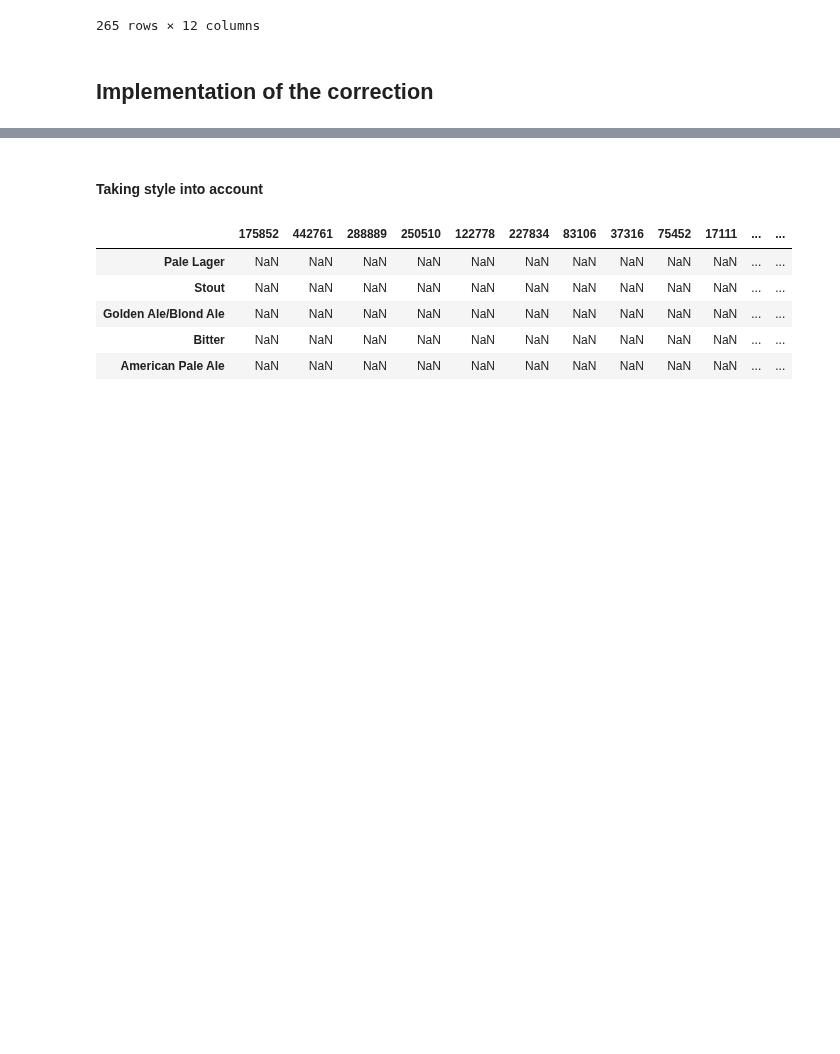
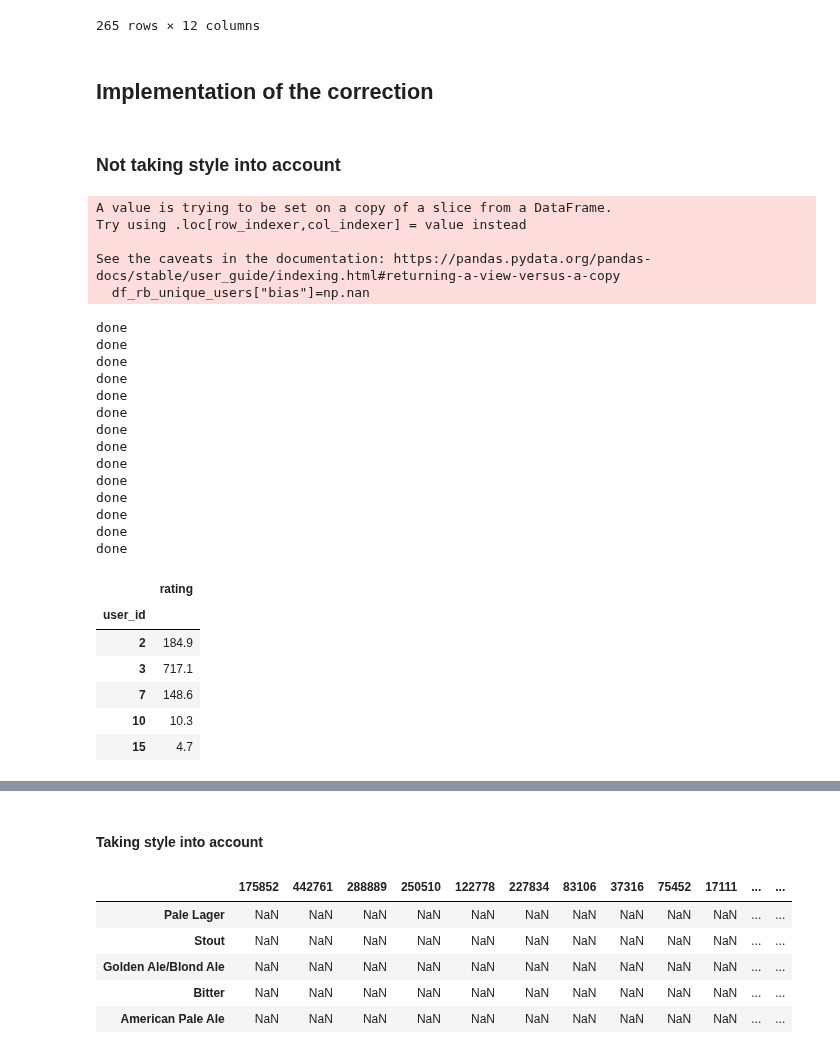
Before and after one commit to epfl-ada/ada-2022-project-hotchocolate, a Jupyter notebook: P3_Auriane_WIP.ipynb, the cells around one changed output, grey strips where cells are left out. Drawn from its saved outputs; the diff is of its cells as text; code cells hidden in the pictures; blank space fills up the shorter version.

```diff
--- a/P3_Auriane_WIP.ipynb
+++ b/P3_Auriane_WIP.ipynb
@@ -839,3 +830,51 @@ top_ranked_rb_country
 265 rows × 12 columns
 # %% [markdown]
 ## Implementation of the correction
+# %% [markdown]
+### Not taking style into account
+# %%
+#Computation of the average rating of the beers
+rb_average_rating=df_rb_beer_wrating.avg.mean()
+#We create a new column in the user dataframe that shows the bias of the user
+df_rb_unique_users["bias"]=np.nan
+# %% [output]
+A value is trying to be set on a copy of a slice from a DataFrame.
+Try using .loc[row_indexer,col_indexer] = value instead
+
+See the caveats in the documentation: https://pandas.pydata.org/pandas-docs/stable/user_guide/indexing.html#returning-a-view-versus-a-copy
+  df_rb_unique_users["bias"]=np.nan
+# %%
+small_rating=pd.read_csv("DATA/RateBeer_ratings_part_0.csv")
+df_grouped_by_users_ratings=small_rating.groupby(["user_id"]).rating.sum().to_frame()
+del small_rating
+for i in range(1,15):
+    small_rating=pd.read_csv('DATA/RateBeer_ratings_part_{}.csv'.format(i))
+    df_partial_grouped_by_users_ratings=small_rating.groupby(["user_id"]).rating.sum().to_frame()#We group the ratings by users and style and return the mean ratings of each user for each style tried
+    df_grouped_by_users_ratings=pd.concat([df_grouped_by_users_ratings,df_partial_grouped_by_users_ratings]).groupby(["user_id"]).sum()
+    print('done')
+    del small_rating
+
+df_grouped_by_users_ratings=df_grouped_by_users_ratings.reset_index()
+df_grouped_by_users_ratings.head()
+# %% [output]
+done
+done
+done
+done
+done
+done
+done
+done
+done
+done
+done
+done
+done
+done
+|  | rating |
+| user_id |  |
+| 2 | 184.9 |
+| 3 | 717.1 |
+| 7 | 148.6 |
+| 10 | 10.3 |
+| 15 | 4.7 |
```
Also changed, not shown: parts of 17 cells of this notebook.
